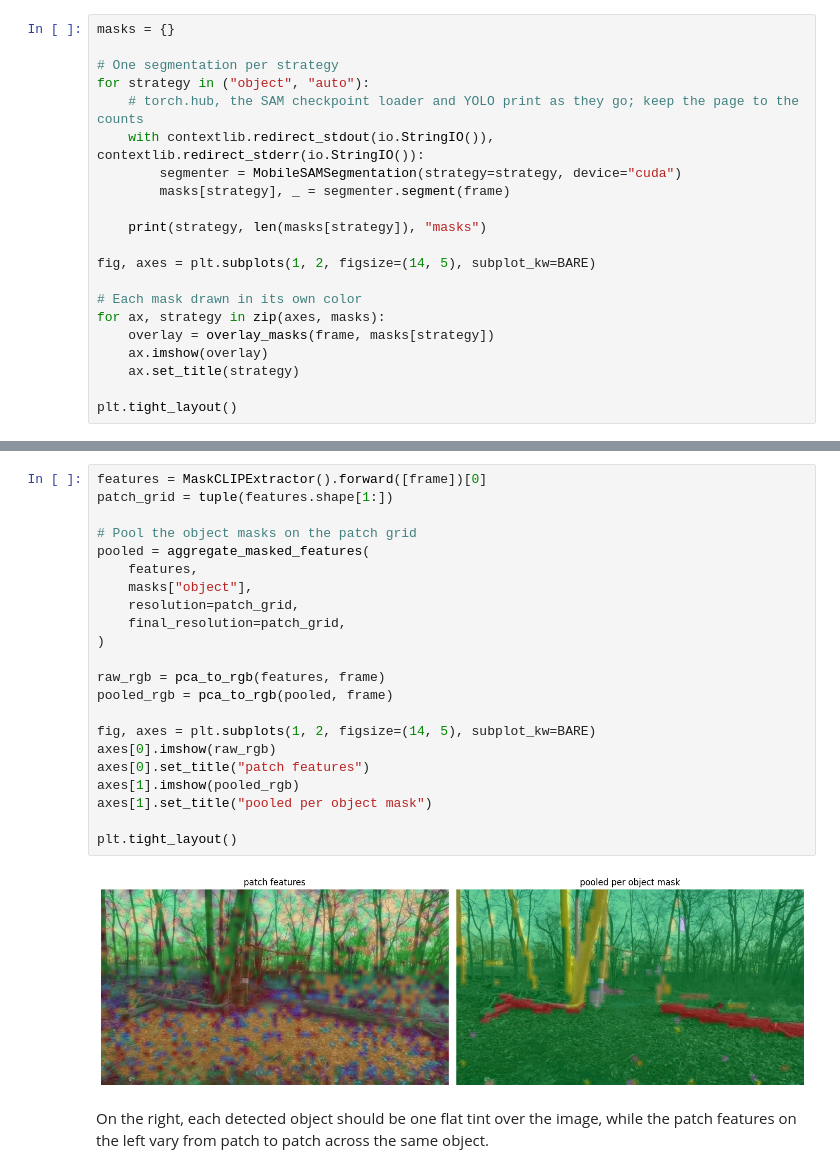
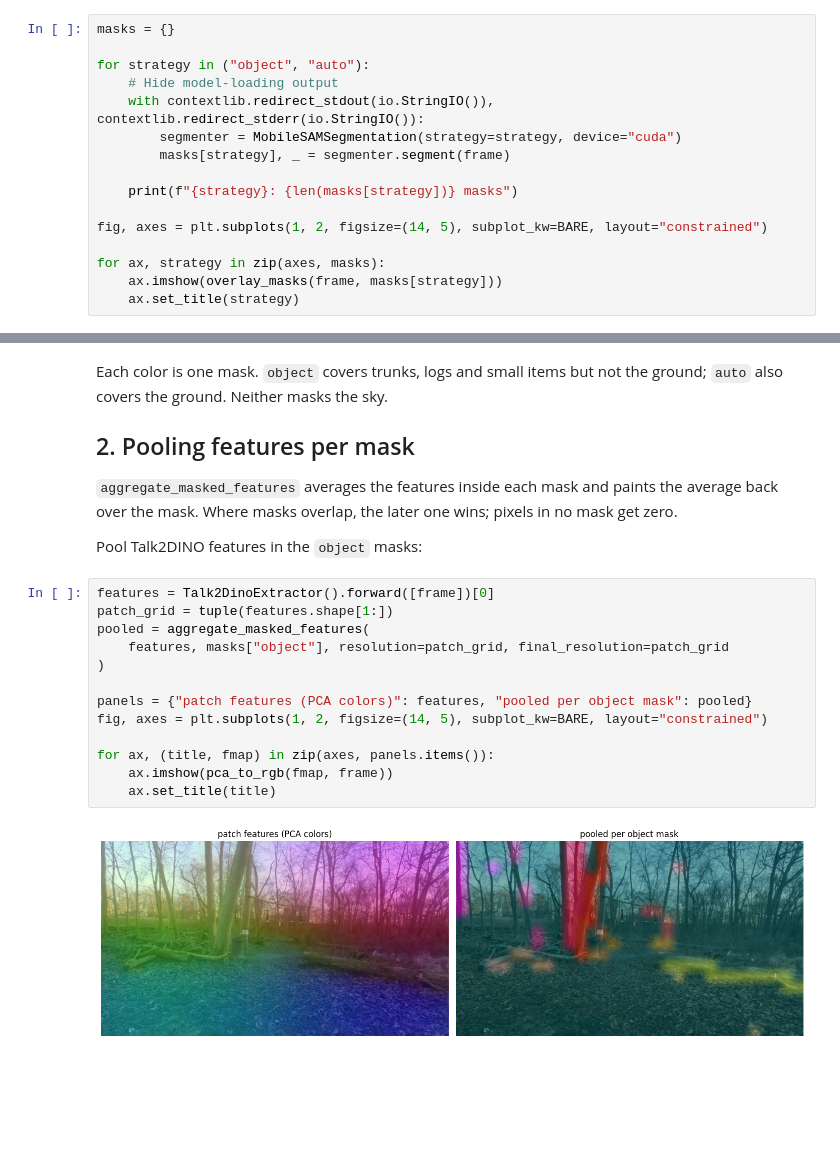
Before and after one commit to BasisResearch/collab-splats, a Jupyter notebook: docs/source/tutorials/05_semantics/segmentation.ipynb, the cells around one changed output, grey strips where cells are left out. Drawn from its saved outputs; the diff is of its cells as text; blank space fills up the shorter version.

```diff
--- a/docs/source/tutorials/05_semantics/segmentation.ipynb
+++ b/docs/source/tutorials/05_semantics/segmentation.ipynb
@@ -45,22 +44,17 @@ Both return an `(N, H, W)` bool mask stack and the raw SAM results.
 # %%
 masks = {}
 
-# One segmentation per strategy
 for strategy in ("object", "auto"):
-    # torch.hub, the SAM checkpoint loader and YOLO print as they go; keep the page to the counts
+    # Hide model-loading output
     with contextlib.redirect_stdout(io.StringIO()), contextlib.redirect_stderr(io.StringIO()):
         segmenter = MobileSAMSegmentation(strategy=strategy, device="cuda")
         masks[strategy], _ = segmenter.segment(frame)
 
-    print(strategy, len(masks[strategy]), "masks")
+    print(f"{strategy}: {len(masks[strategy])} masks")
 
-fig, axes = plt.subplots(1, 2, figsize=(14, 5), subplot_kw=BARE)
+fig, axes = plt.subplots(1, 2, figsize=(14, 5), subplot_kw=BARE, layout="constrained")
 
-# Each mask drawn in its own color
 for ax, strategy in zip(axes, masks):
-    overlay = overlay_masks(frame, masks[strategy])
-    ax.imshow(overlay)
+    ax.imshow(overlay_masks(frame, masks[strategy]))
     ax.set_title(strategy)
-
-plt.tight_layout()
 # %% [output]
@@ -80,27 +64,25 @@ on the patch grid, since `pca_to_rgb` resizes to the frame itself.
+# %% [markdown]
+Each color is one mask. `object` covers trunks, logs and small items but not the ground; `auto`
+also covers the ground. Neither masks the sky.
+
+## 2. Pooling features per mask
+
+`aggregate_masked_features` averages the features inside each mask and paints the average back
+over the mask. Where masks overlap, the later one wins; pixels in no mask get zero.
+
+Pool Talk2DINO features in the `object` masks:
 # %%
-features = MaskCLIPExtractor().forward([frame])[0]
+features = Talk2DinoExtractor().forward([frame])[0]
 patch_grid = tuple(features.shape[1:])
-
-# Pool the object masks on the patch grid
 pooled = aggregate_masked_features(
-    features,
-    masks["object"],
-    resolution=patch_grid,
-    final_resolution=patch_grid,
+    features, masks["object"], resolution=patch_grid, final_resolution=patch_grid
 )
 
-raw_rgb = pca_to_rgb(features, frame)
-pooled_rgb = pca_to_rgb(pooled, frame)
+panels = {"patch features (PCA colors)": features, "pooled per object mask": pooled}
+fig, axes = plt.subplots(1, 2, figsize=(14, 5), subplot_kw=BARE, layout="constrained")
 
-fig, axes = plt.subplots(1, 2, figsize=(14, 5), subplot_kw=BARE)
-axes[0].imshow(raw_rgb)
-axes[0].set_title("patch features")
-axes[1].imshow(pooled_rgb)
-axes[1].set_title("pooled per object mask")
-
-plt.tight_layout()
+for ax, (title, fmap) in zip(axes, panels.items()):
+    ax.imshow(pca_to_rgb(fmap, frame))
+    ax.set_title(title)
 # %% [output]
-[figure, old version]
+[figure, new version]
-# %% [markdown]
-On the right, each detected object should be one flat tint over the image, while the patch
-features on the left vary from patch to patch across the same object.
```
Also changed, not shown: parts of 10 cells of this notebook, 19 other files.
